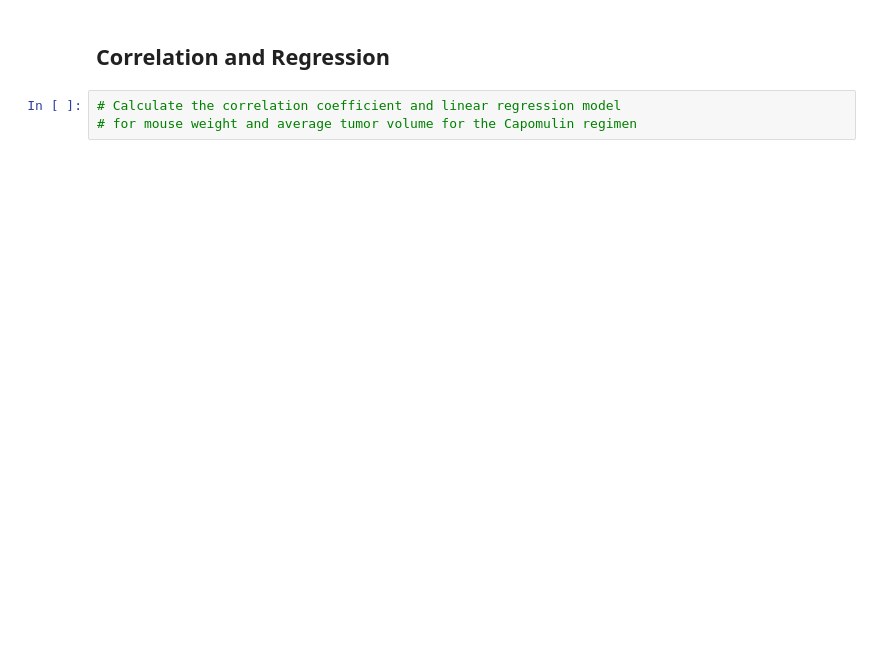
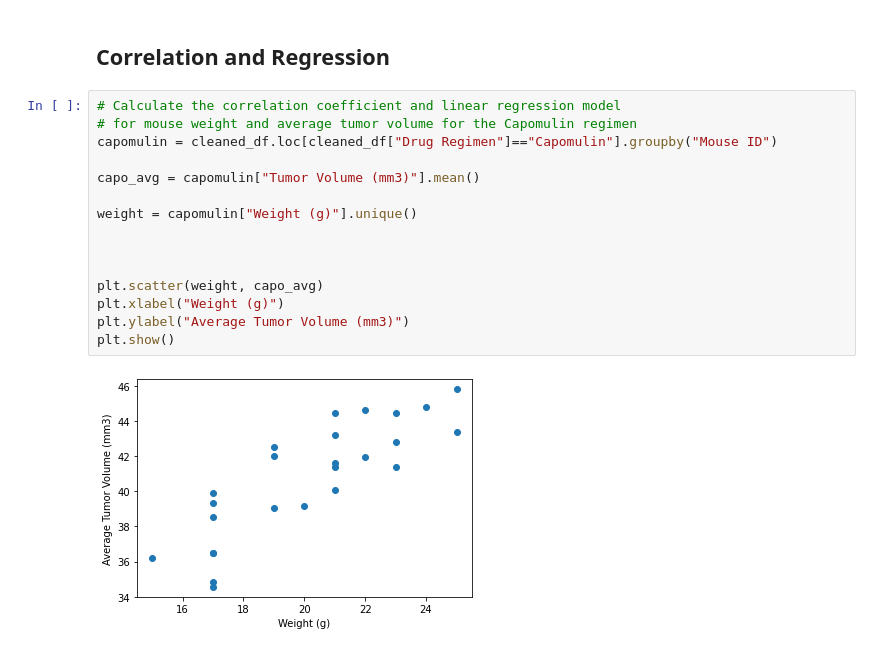
Before and after one commit to rrocha1297/matplotlib-challenge, a Jupyter notebook: pymaceuticals_starter.ipynb, the cells around one changed output. Saved outputs shown, nothing was run; the diff lists cells and outputs as text; blank space fills up the shorter version.

```diff
--- a/pymaceuticals_starter.ipynb
+++ b/pymaceuticals_starter.ipynb
@@ -228,3 +330,17 @@ plt.show()
 # %%
 # Calculate the correlation coefficient and linear regression model
 # for mouse weight and average tumor volume for the Capomulin regimen
+capomulin = cleaned_df.loc[cleaned_df["Drug Regimen"]=="Capomulin"].groupby("Mouse ID")
+
+capo_avg = capomulin["Tumor Volume (mm3)"].mean()
+
+weight = capomulin["Weight (g)"].unique()
+
+
+
+plt.scatter(weight, capo_avg)
+plt.xlabel("Weight (g)")
+plt.ylabel("Average Tumor Volume (mm3)")
+plt.show()
+# %% [output]
+[figure, added]
```
Also changed, not shown: parts of 7 cells of this notebook.
